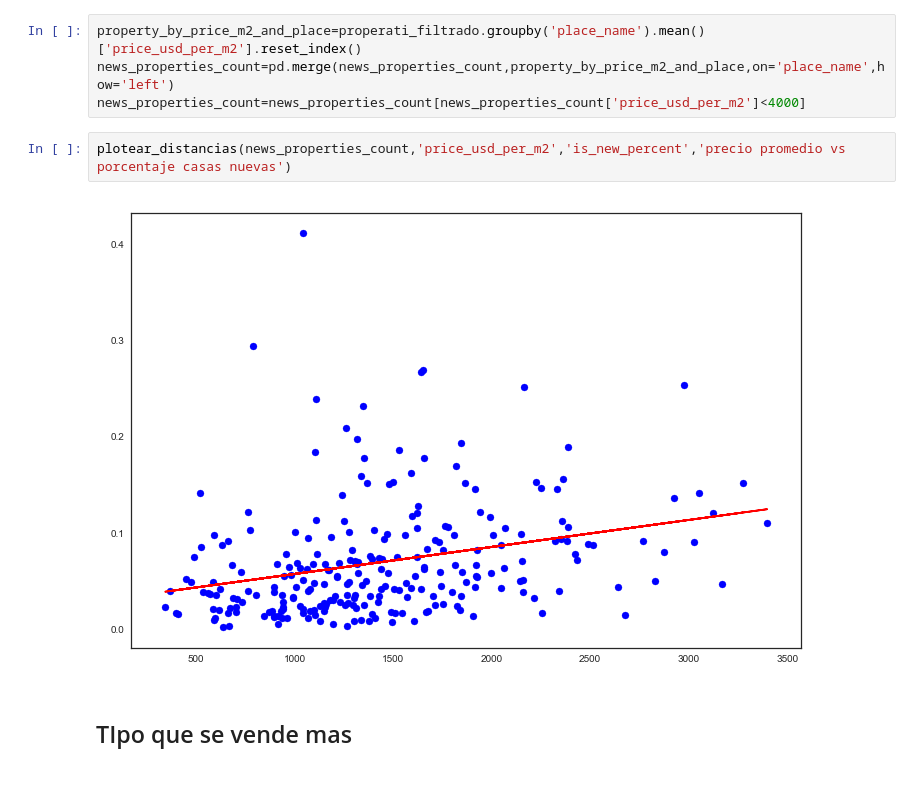
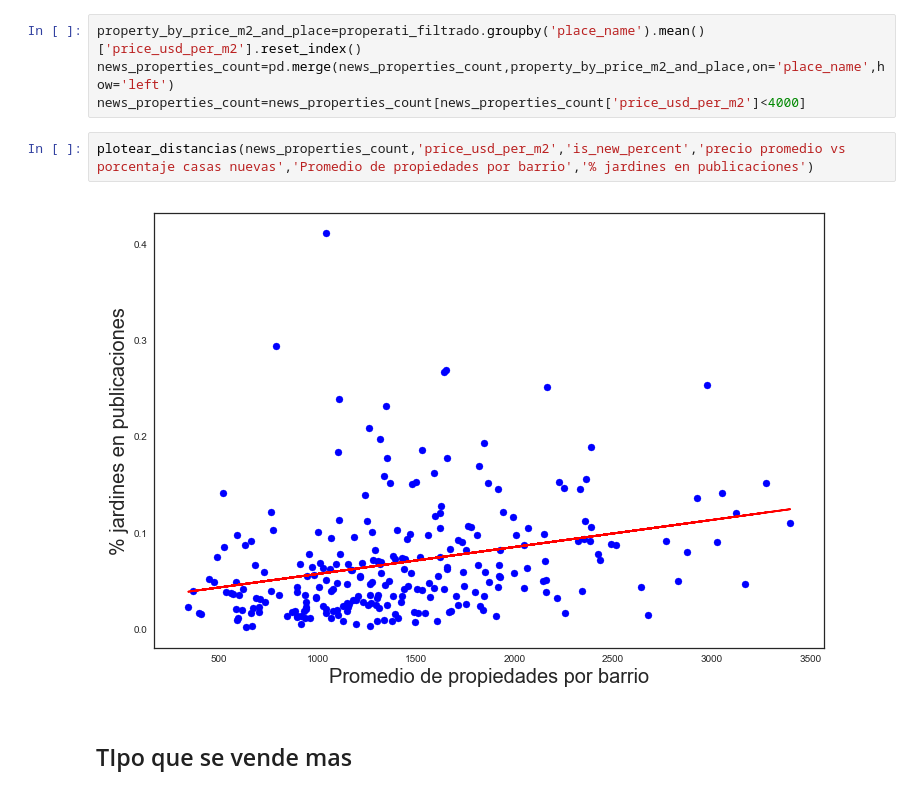
Before and after one commit to AlejandroDaneri/Machine-Learning-Properati, a Jupyter notebook: TP.ipynb, the cells around one changed output. Cells and saved outputs as stored; diff of their text form.

```diff
--- a/TP.ipynb
+++ b/TP.ipynb
@@ -451,9 +450,9 @@ property_by_price_m2_and_place=properati_filtrado.groupby('place_name').mean()['
 news_properties_count=pd.merge(news_properties_count,property_by_price_m2_and_place,on='place_name',how='left')
 news_properties_count=news_properties_count[news_properties_count['price_usd_per_m2']<4000]
 # %%
-plotear_distancias(news_properties_count,'price_usd_per_m2','is_new_percent','precio promedio vs porcentaje casas nuevas')
+plotear_distancias(news_properties_count,'price_usd_per_m2','is_new_percent','precio promedio vs porcentaje casas nuevas','Promedio de propiedades por barrio','% jardines en publicaciones')
 # %% [output]
-[figure, old version]
+[figure, new version]
 # %% [markdown]
 ## TIpo que se vende mas
 # %%
```
Also changed, not shown: parts of 1 cell of this notebook, 3 other files.
